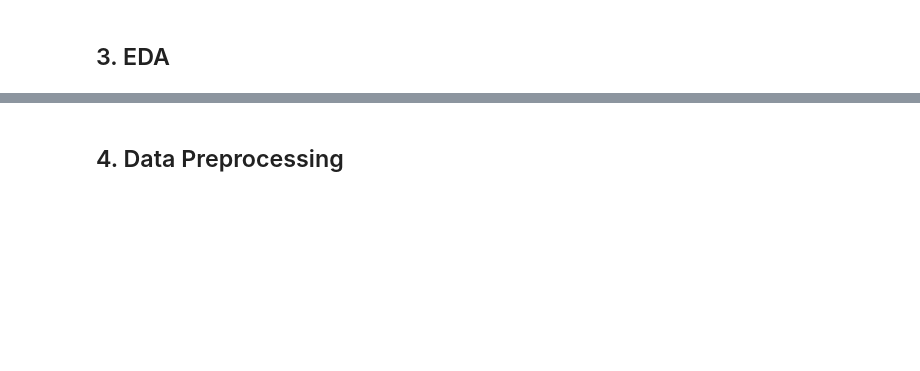
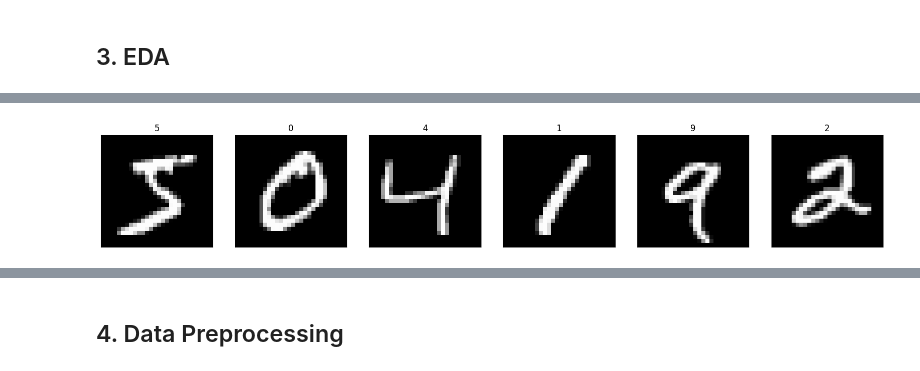
Before and after one commit to BhushanIngale/Handwritten-Digit-Recognition-CNN, a Jupyter notebook: src/Handwritten-Digits-Recognition.ipynb, the cells around one changed output, grey strips where cells are left out. Drawn from its saved outputs; the diff is of its cells as text; code cells hidden in the pictures; blank space fills up the shorter version.

```diff
--- a/src/Handwritten-Digits-Recognition.ipynb
+++ b/src/Handwritten-Digits-Recognition.ipynb
@@ -58,2 +81,11 @@ plt.imshow(X_train[3], cmap=plt.get_cmap('gray'))
 # show the plot
 plt.show()
+# %%
+# Plot first 6 training images:
+fig = plt.figure(figsize=(20,20))
+for i in range(6):
+    ax = fig.add_subplot(1, 6, i+1, xticks=[], yticks=[])
+    ax.imshow(X_train[i], cmap='gray')
+    ax.set_title(str(y_train[i]))
+# %% [output]
+[figure, added]
```
Also changed, not shown: parts of 20 cells of this notebook.
